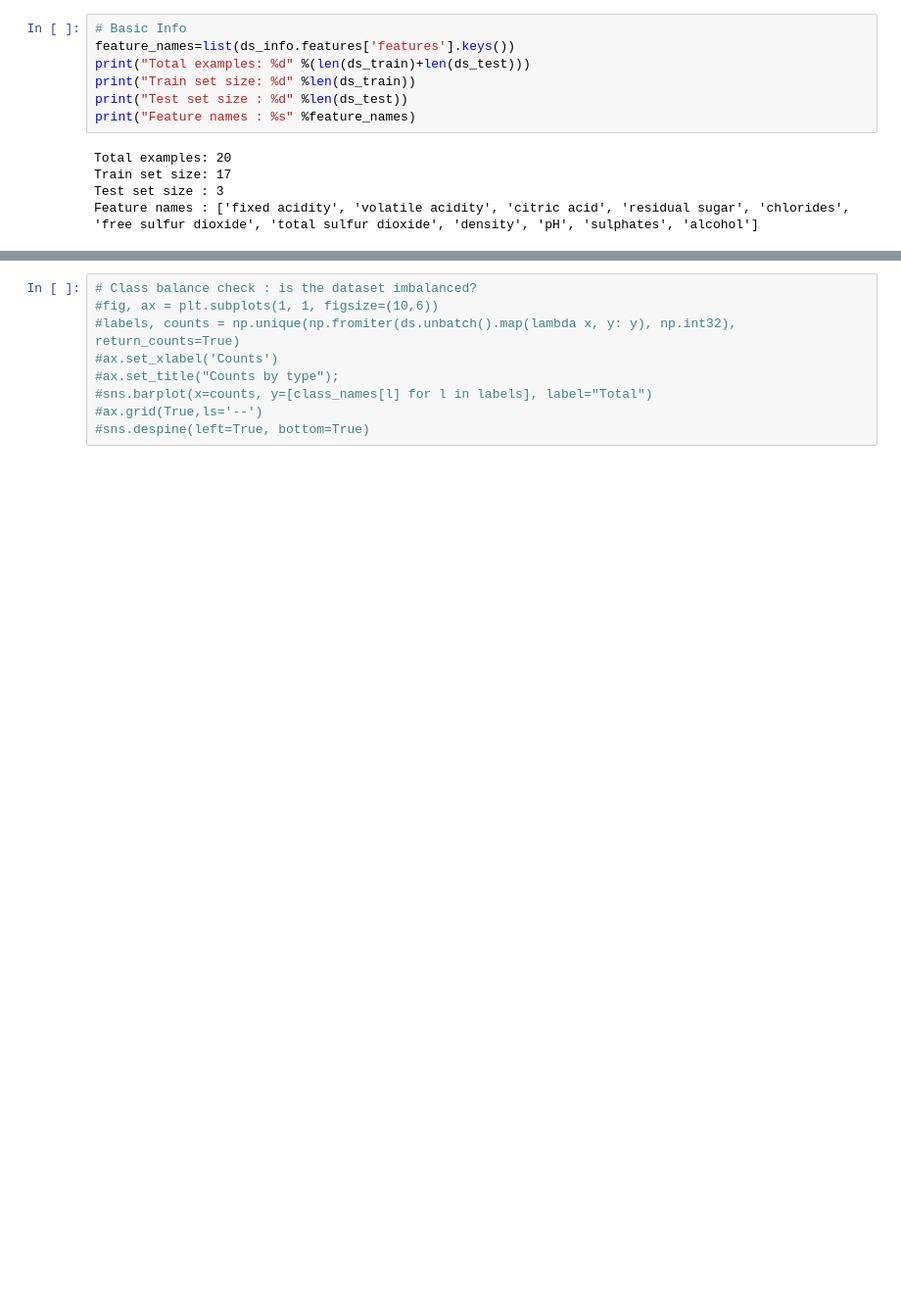
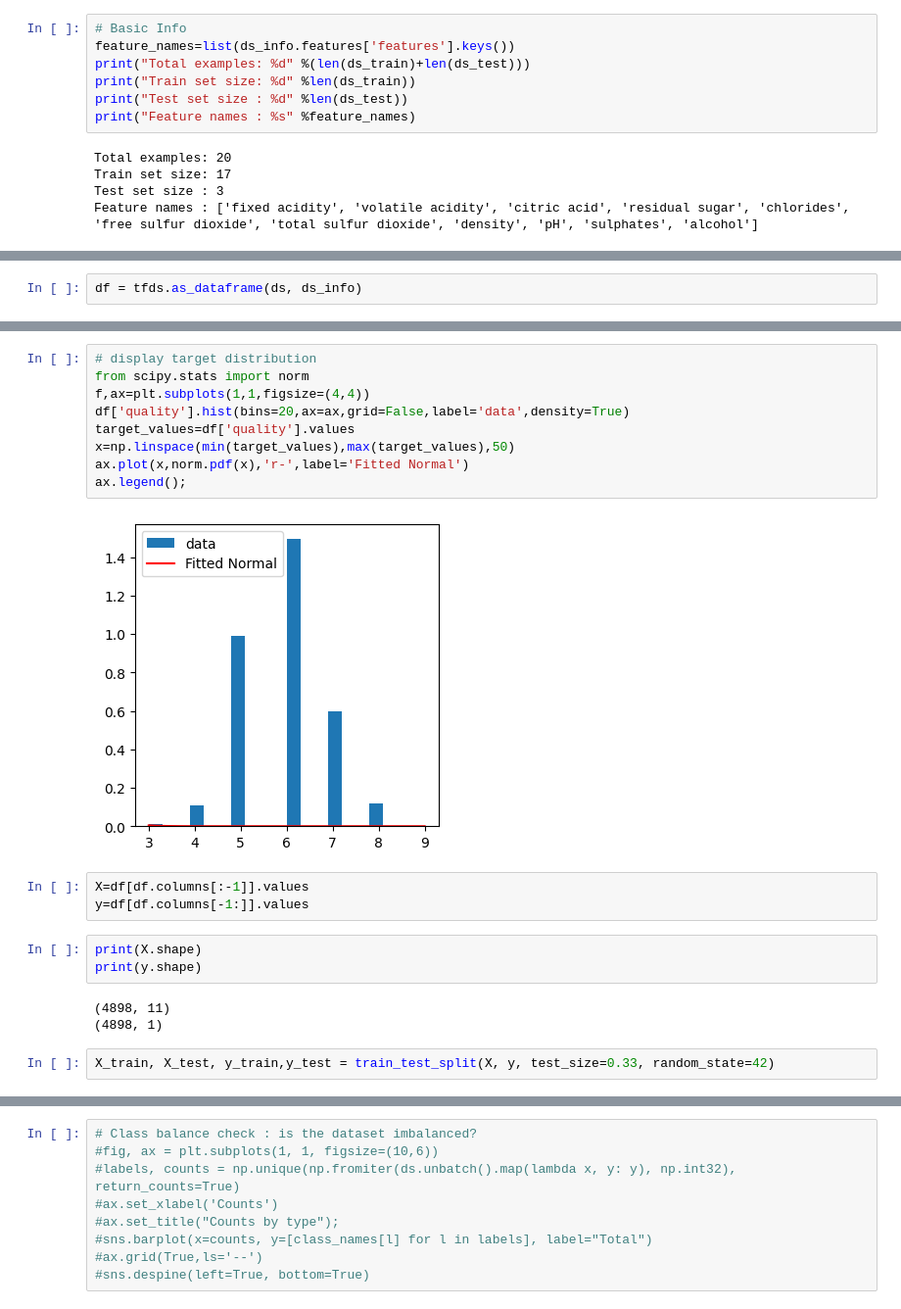
Before and after one commit to asierabreu/bayesian, a Jupyter notebook: notebooks/probabilistic_classification.ipynb, the cells around one changed output, grey strips where cells are left out. Shown: that part at 98% size. Cells and saved outputs as stored; diff of their text form; blank space fills up the shorter version.

```diff
--- a/notebooks/bayesian_neural_network.ipynb
+++ b/notebooks/probabilistic_classification.ipynb
@@ -118,0 +139,2 @@ tfds.as_dataframe(ds_train.unbatch().take(10), ds_info)
+# %%
+df = tfds.as_dataframe(ds, ds_info)
@@ -118,0 +146,22 @@ tfds.as_dataframe(ds_train.unbatch().take(10), ds_info)
+# %%
+# display target distribution
+from scipy.stats import norm
+f,ax=plt.subplots(1,1,figsize=(4,4))
+df['quality'].hist(bins=20,ax=ax,grid=False,label='data',density=True)
+target_values=df['quality'].values
+x=np.linspace(min(target_values),max(target_values),50)
+ax.plot(x,norm.pdf(x),'r-',label='Fitted Normal')
+ax.legend();
+# %% [output]
+[figure, added]
+# %%
+X=df[df.columns[:-1]].values
+y=df[df.columns[-1:]].values
+# %%
+print(X.shape)
+print(y.shape)
+# %% [output]
+(4898, 11)
+(4898, 1)
+# %%
+X_train, X_test, y_train,y_test = train_test_split(X, y, test_size=0.33, random_state=42)
```
Also changed, not shown: parts of 13 cells of this notebook, 1 other file.
